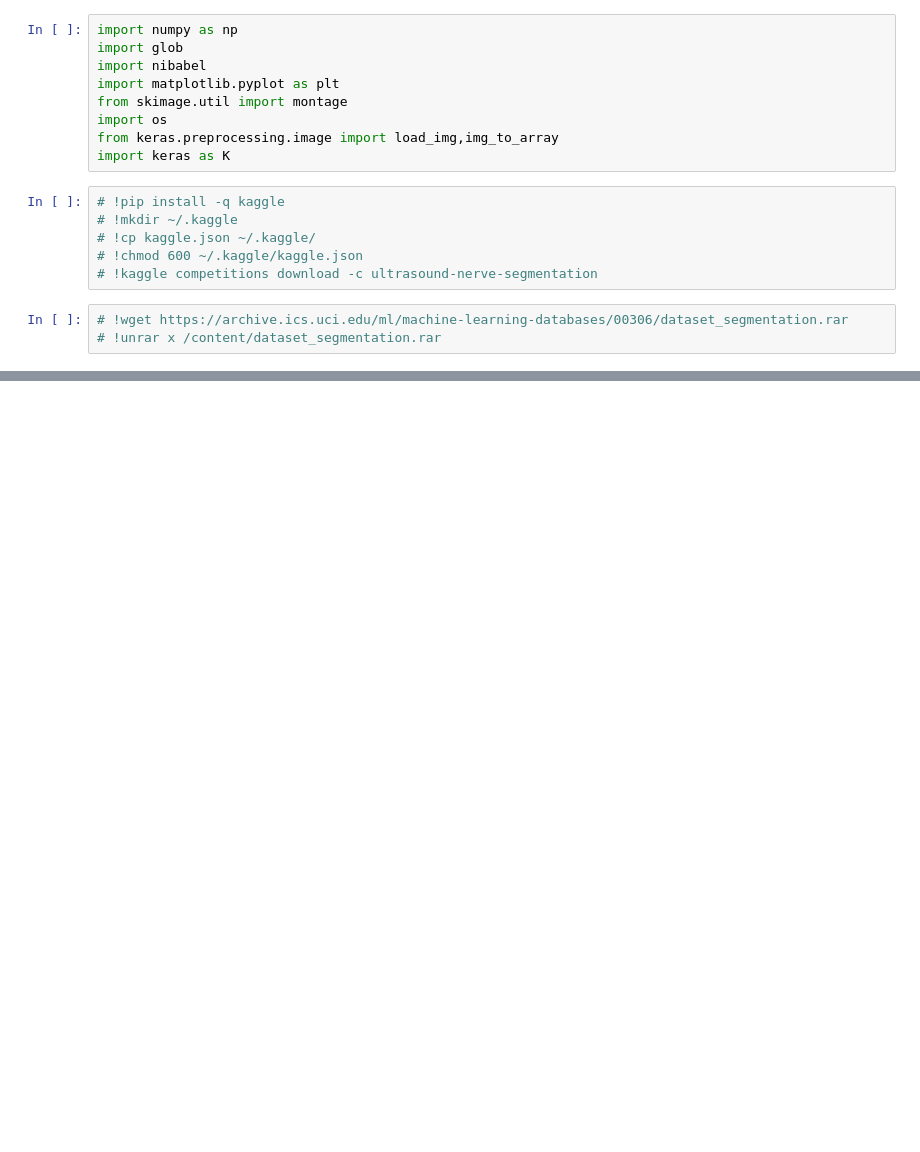
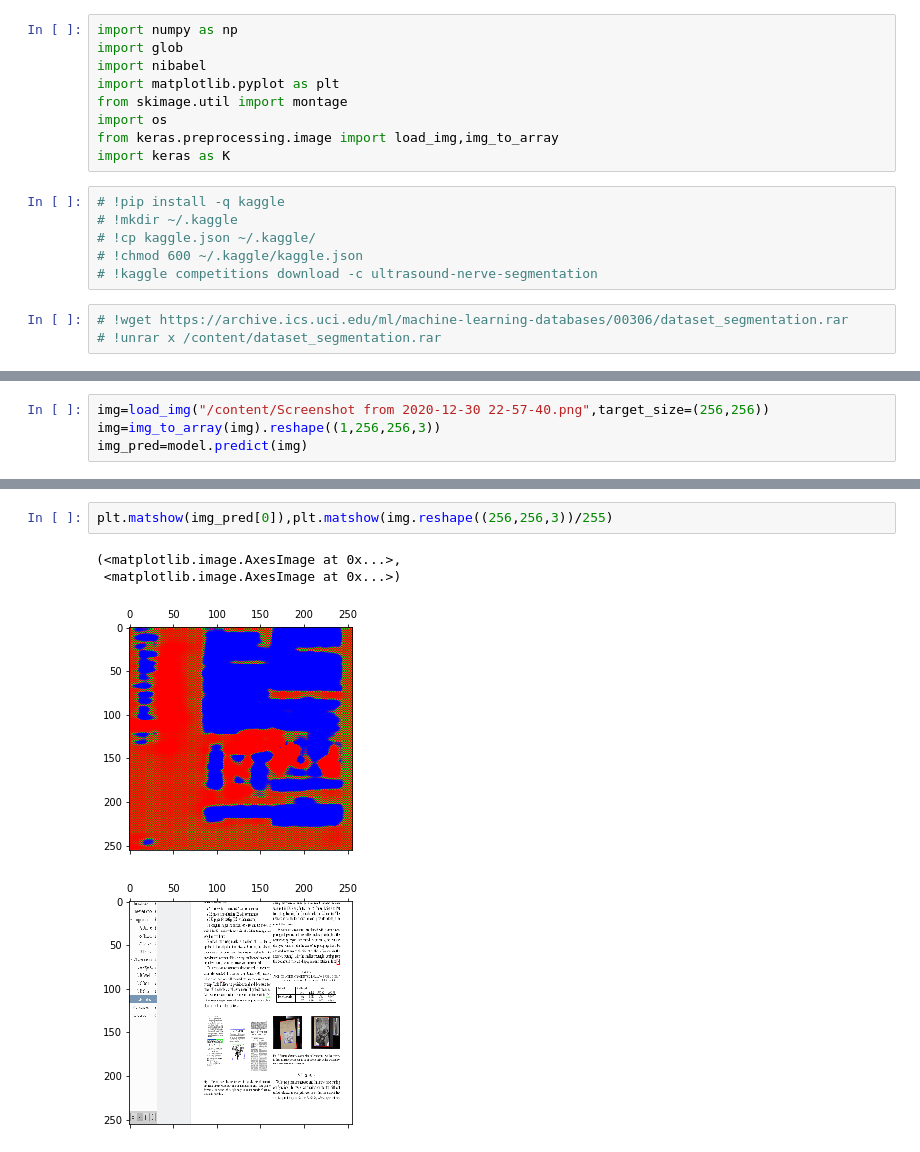
Before and after one commit to Aminfaraji/segmentaion_document_Unet, a Jupyter notebook: document segmentaion.ipynb, the cells around one changed output, grey strips where cells are left out. Saved outputs shown, nothing was run; the diff lists cells and outputs as text; blank space fills up the shorter version.

```diff
--- a/document segmentaion.ipynb
+++ b/document segmentaion.ipynb
@@ -119,0 +113,4 @@ plt.matshow(pred[0])
+# %%
+img=load_img("/content/Screenshot from 2020-12-30 22-57-40.png",target_size=(256,256))
+img=img_to_array(img).reshape((1,256,256,3))
+img_pred=model.predict(img)
@@ -119,0 +126,7 @@ plt.matshow(pred[0])
+# %%
+plt.matshow(img_pred[0]),plt.matshow(img.reshape((256,256,3))/255)
+# %% [output]
+(<matplotlib.image.AxesImage at 0x...>,
+ <matplotlib.image.AxesImage at 0x...>)
+[figure, added]
+[figure, added]
```
Also changed, not shown: parts of 10 cells of this notebook.
